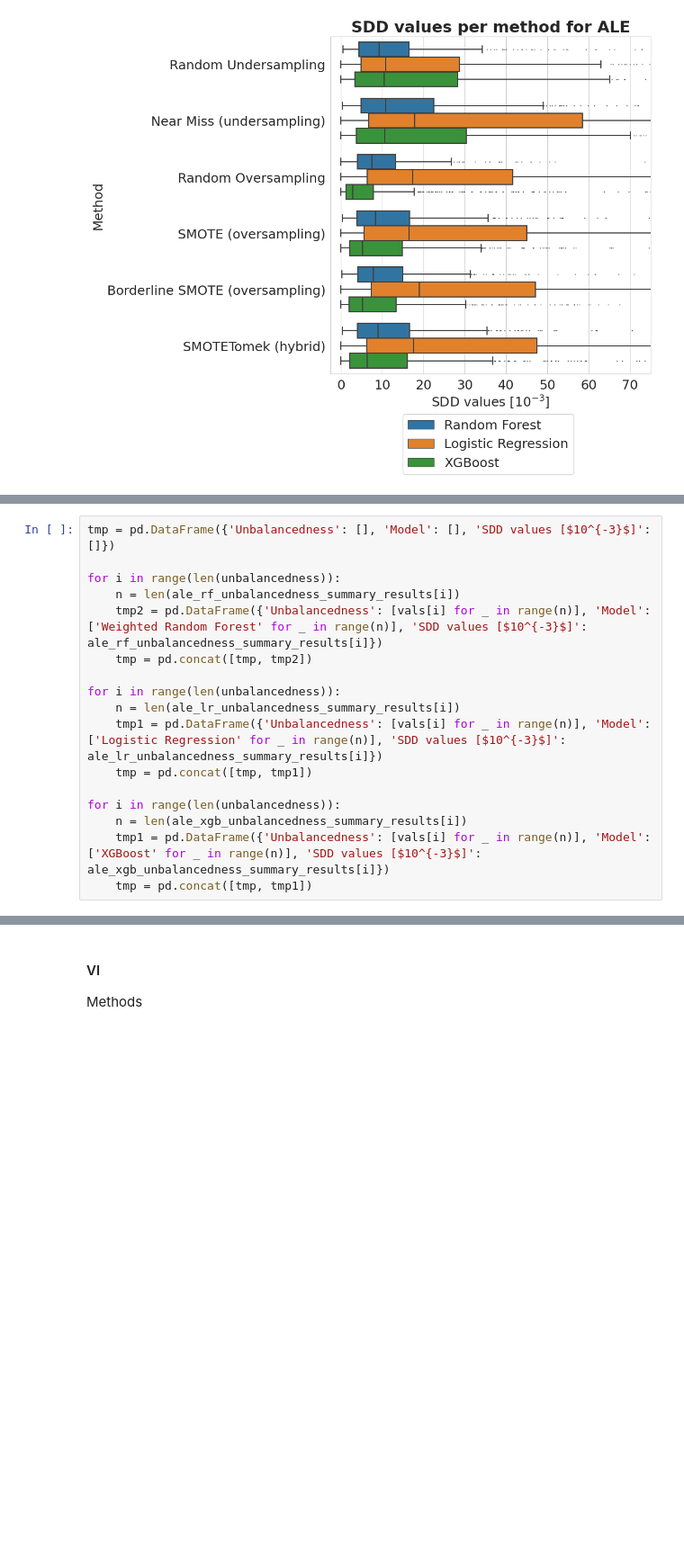
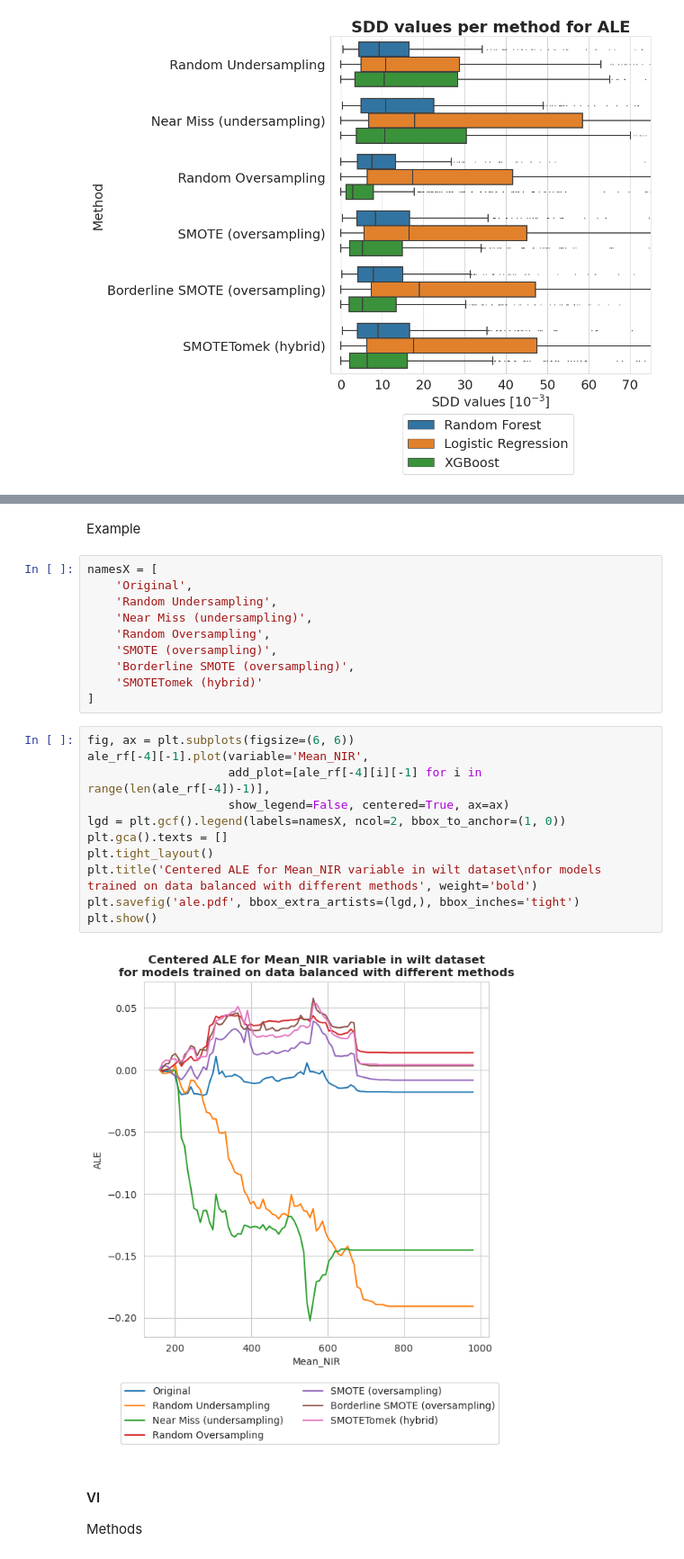
Before and after one commit to adrianstando/ECML-PKDD-2023-effects-of-data-balancing, a Jupyter notebook: codes2.ipynb, the cells around one changed output, grey strips where cells are left out. Shown at 90% size. Cells and saved outputs as stored; diff of their text form; blank space fills up the shorter version.

```diff
--- a/codes2.ipynb
+++ b/codes2.ipynb
@@ -318,17 +252,0 @@ plt.close()
-# %%
-tmp = pd.DataFrame({'Unbalancedness': [], 'Model': [], 'SDD values [$10^{-3}$]': []})
-
-for i in range(len(unbalancedness)):
-    n = len(ale_rf_unbalancedness_summary_results[i])
-    tmp2 = pd.DataFrame({'Unbalancedness': [vals[i] for _ in range(n)], 'Model': ['Weighted Random Forest' for _ in range(n)], 'SDD values [$10^{-3}$]': ale_rf_unbalancedness_summary_results[i]})
-    tmp = pd.concat([tmp, tmp2])
-
-for i in range(len(unbalancedness)):
-    n = len(ale_lr_unbalancedness_summary_results[i])
-    tmp1 = pd.DataFrame({'Unbalancedness': [vals[i] for _ in range(n)], 'Model': ['Logistic Regression' for _ in range(n)], 'SDD values [$10^{-3}$]': ale_lr_unbalancedness_summary_results[i]})
-    tmp = pd.concat([tmp, tmp1])
-
-for i in range(len(unbalancedness)):
-    n = len(ale_xgb_unbalancedness_summary_results[i])
-    tmp1 = pd.DataFrame({'Unbalancedness': [vals[i] for _ in range(n)], 'Model': ['XGBoost' for _ in range(n)], 'SDD values [$10^{-3}$]': ale_xgb_unbalancedness_summary_results[i]})
-    tmp = pd.concat([tmp, tmp1])
@@ -353,3 +253,28 @@ plt.show()
+# %% [markdown]
+Example
+# %%
+namesX = [
+    'Original',
+    'Random Undersampling',
+    'Near Miss (undersampling)',
+    'Random Oversampling',
+    'SMOTE (oversampling)',
+    'Borderline SMOTE (oversampling)',
+    'SMOTETomek (hybrid)'
+]
+# %%
+fig, ax = plt.subplots(figsize=(6, 6))
+ale_rf[-4][-1].plot(variable='Mean_NIR',
+                    add_plot=[ale_rf[-4][i][-1] for i in range(len(ale_rf[-4])-1)],
+                    show_legend=False, centered=True, ax=ax)
+lgd = plt.gcf().legend(labels=namesX, ncol=2, bbox_to_anchor=(1, 0))
+plt.gca().texts = []
+plt.tight_layout()
+plt.title('Centered ALE for Mean_NIR variable in wilt dataset\nfor models trained on data balanced with different methods', weight='bold')
+plt.savefig('ale.pdf', bbox_extra_artists=(lgd,), bbox_inches='tight')
+plt.show()
+# %% [output]
+[figure, added]
 # %% [markdown]
 #### VI
 
```
Also changed, not shown: parts of 14 cells of this notebook, 1 other file.
